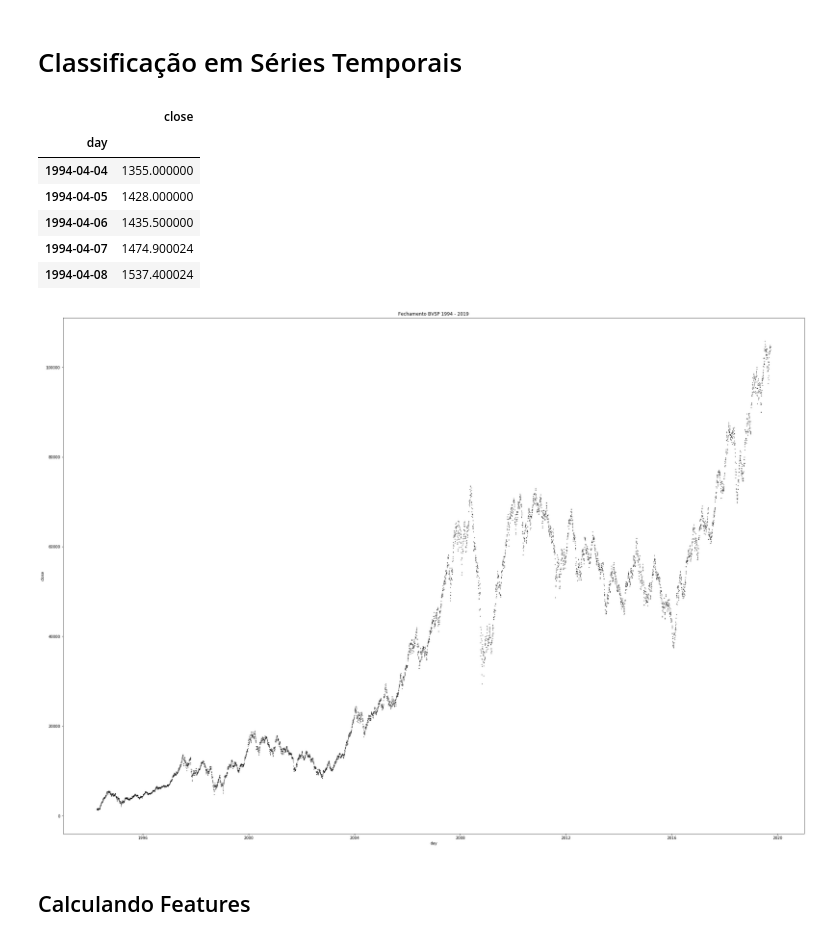
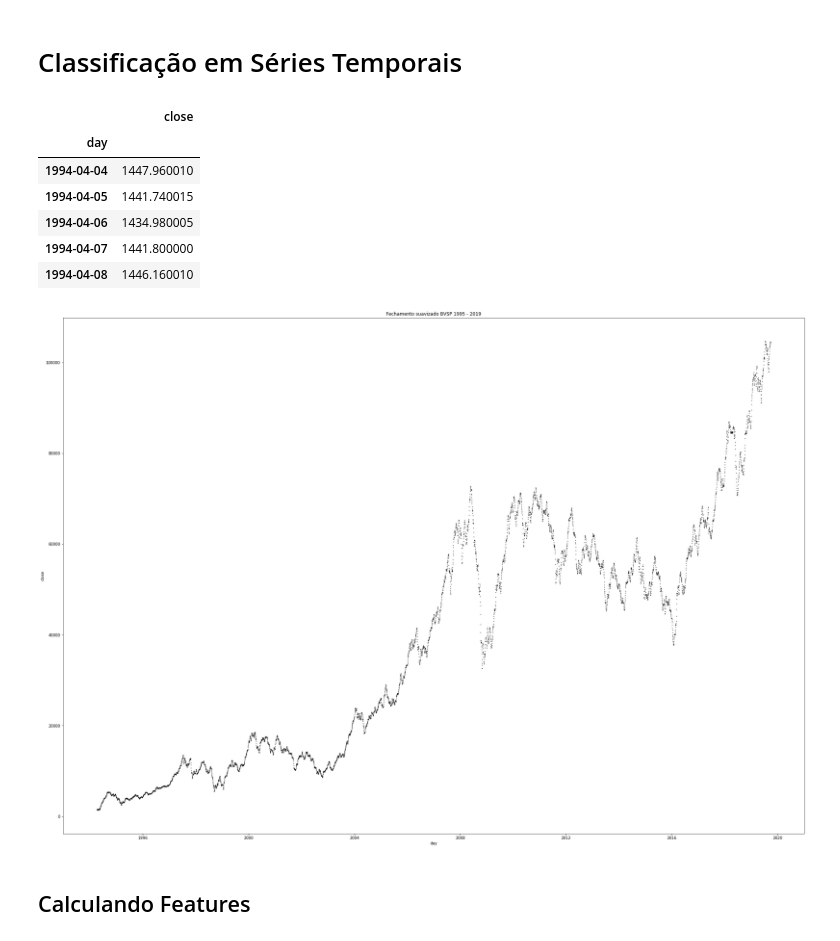
Before and after one commit to E-Trindade/complex_networks-bvsp, a Jupyter notebook: Ep2.ipynb, the cells around one changed output. Cells and saved outputs as stored; diff of their text form; code cells hidden in the pictures.

```diff
--- a/Ep2.ipynb
+++ b/Ep2.ipynb
@@ -22,24 +22,26 @@ bvsp = bvsp.drop(['date'], axis=1)
 bvsp = bvsp.set_index('day')
 bvsp = bvsp[~bvsp.close.isna()]
 
+# Suavização
+bvsp = bvsp.rolling(5).close.mean()
 # Tratar apenas dados pós Plano Real
-bvsp = bvsp[bvsp.index > '1994-04-01'].sort_index()
+bvsp = pd.DataFrame({'close': bvsp[bvsp.index > '1994-04-01'].sort_index()})
 bvsp.head()
 # %% [output]
 |  | close |
 | day |  |
-| 1994-04-04 | 1355.000000 |
-| 1994-04-05 | 1428.000000 |
-| 1994-04-06 | 1435.500000 |
-| 1994-04-07 | 1474.900024 |
-| 1994-04-08 | 1537.400024 |
+| 1994-04-04 | 1447.960010 |
+| 1994-04-05 | 1441.740015 |
+| 1994-04-06 | 1434.980005 |
+| 1994-04-07 | 1441.800000 |
+| 1994-04-08 | 1446.160010 |
 # %%
 plt.figure(figsize=(35, 25))
 sns.scatterplot(bvsp.index, bvsp.close, s=1, markers=['o'], color='black', edgecolor=None)
-plt.title("Fechamento BVSP 1994 - 2019")
+plt.title("Fechamento suavizado BVSP 1995 - 2019")
 plt.savefig('plots/plain_all.png')
 # %% [output]
-[figure, old version]
+[figure, new version]
 # %% [markdown]
 ## Calculando Features
 # %%
```
Also changed, not shown: parts of 5 cells of this notebook, 1 other file.
